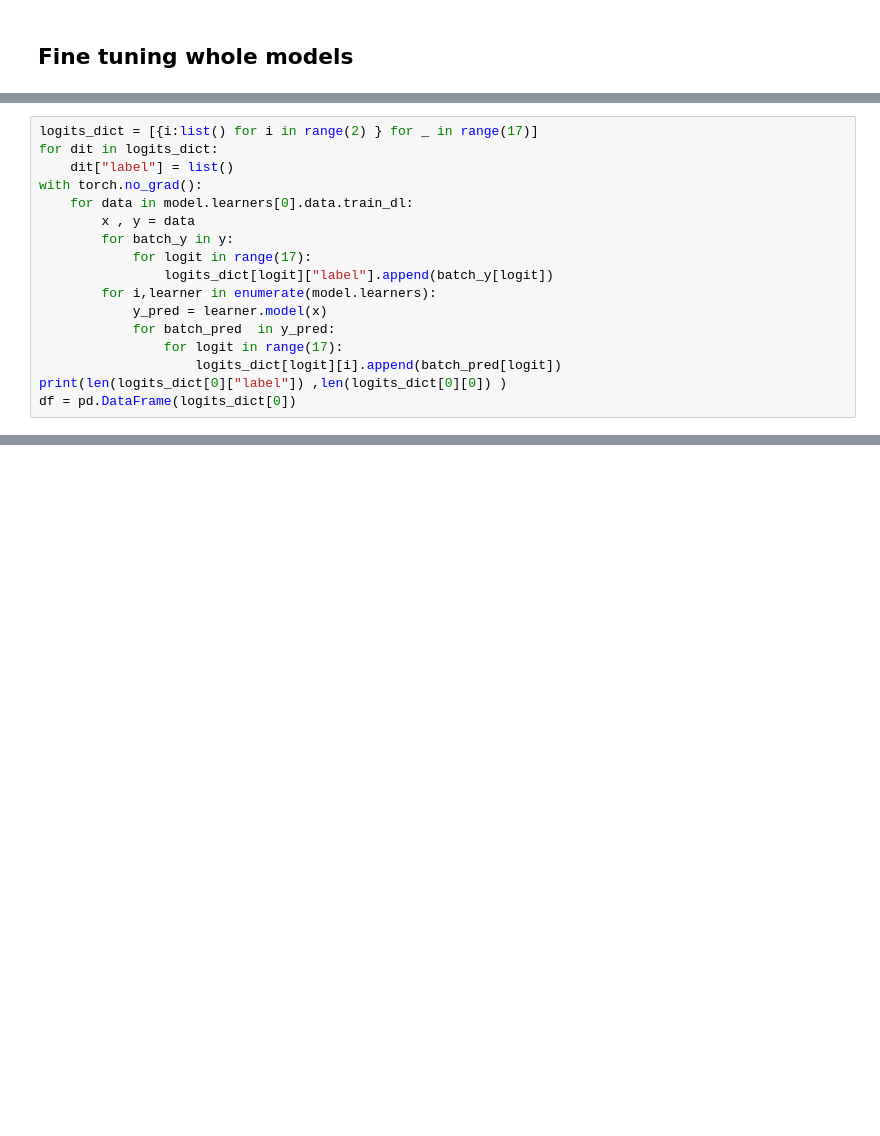
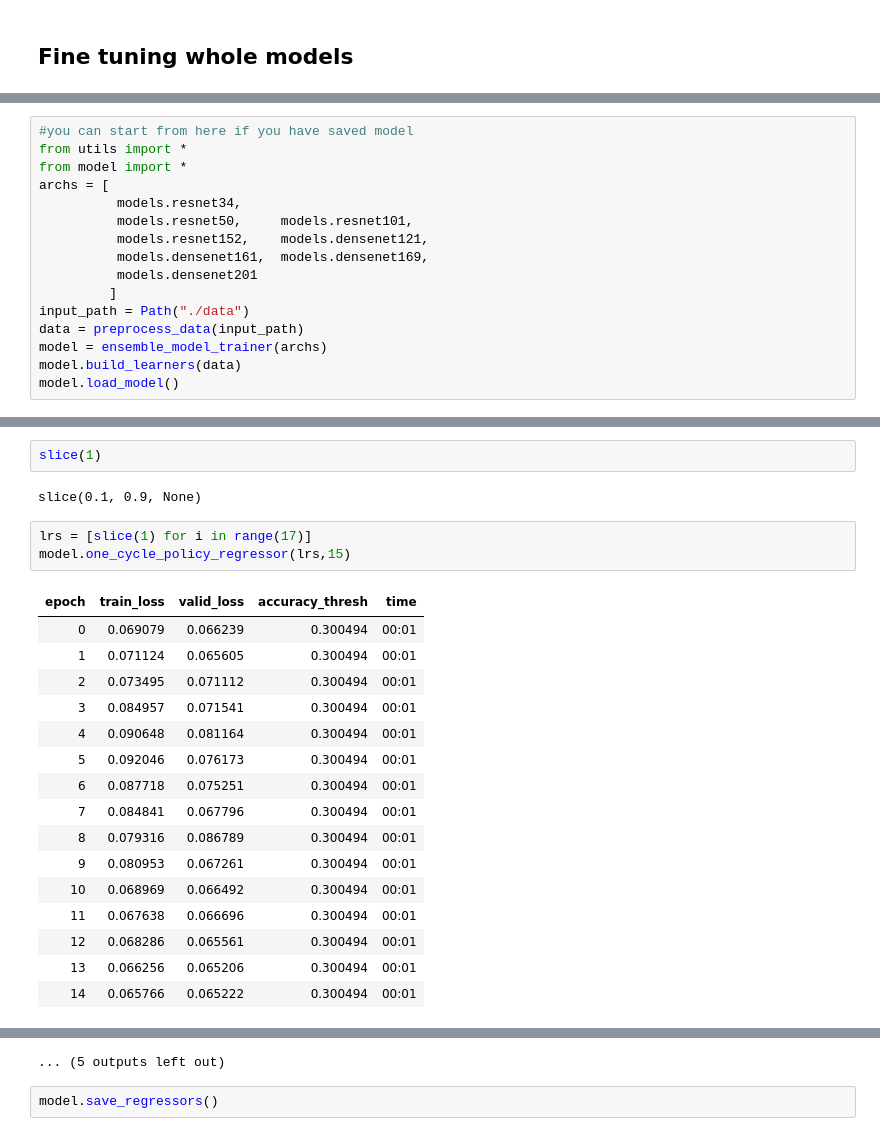
Before and after one commit to vineel123/satillite_projects, a Jupyter notebook: kaggle-amazon-master/training.ipynb, the cells around one changed output, grey strips where cells are left out. Cells and saved outputs as stored; diff of their text form; blank space fills up the shorter version.

```diff
--- a/kaggle-amazon-master/training.ipynb
+++ b/kaggle-amazon-master/training.ipynb
@@ -80,17 +146,0 @@ model.learners[1].show_results()
-# %%
-logits_dict = [{i:list() for i in range(2) } for _ in range(17)]
-for dit in logits_dict:
-    dit["label"] = list()
-with torch.no_grad():
-    for data in model.learners[0].data.train_dl:
-        x , y = data
-        for batch_y in y:
-            for logit in range(17):
-                logits_dict[logit]["label"].append(batch_y[logit])
-        for i,learner in enumerate(model.learners):
-            y_pred = learner.model(x)
-            for batch_pred  in y_pred:
-                for logit in range(17):
-                    logits_dict[logit][i].append(batch_pred[logit])
-print(len(logits_dict[0]["label"]) ,len(logits_dict[0][0]) )
-df = pd.DataFrame(logits_dict[0])
@@ -134,0 +160,16 @@ tensor([ 6485,  1318,  1601,  3587, 14537, 25605,  5917, 18127,  9275,  8021,
+# %%
+#you can start from here if you have saved model
+from utils import *
+from model import *
+archs = [
+          models.resnet34,
+          models.resnet50,     models.resnet101,
+          models.resnet152,    models.densenet121,
+          models.densenet161,  models.densenet169,
+          models.densenet201
+         ]
+input_path = Path("./data")
+data = preprocess_data(input_path)
+model = ensemble_model_trainer(archs)
+model.build_learners(data)
+model.load_model()
@@ -134,0 +216,24 @@ tensor([ 6485,  1318,  1601,  3587, 14537, 25605,  5917, 18127,  9275,  8021,
+# %%
+slice(1)
+# %% [output]
+slice(0.1, 0.9, None)
+# %%
+lrs = [slice(1) for i in range(17)]
+model.one_cycle_policy_regressor(lrs,15)
+# %% [output]
+| epoch | train_loss | valid_loss | accuracy_thresh | time |
+| 0 | 0.069079 | 0.066239 | 0.300494 | 00:01 |
+| 1 | 0.071124 | 0.065605 | 0.300494 | 00:01 |
+| 2 | 0.073495 | 0.071112 | 0.300494 | 00:01 |
+| 3 | 0.084957 | 0.071541 | 0.300494 | 00:01 |
+| 4 | 0.090648 | 0.081164 | 0.300494 | 00:01 |
+| 5 | 0.092046 | 0.076173 | 0.300494 | 00:01 |
+| 6 | 0.087718 | 0.075251 | 0.300494 | 00:01 |
+| 7 | 0.084841 | 0.067796 | 0.300494 | 00:01 |
+| 8 | 0.079316 | 0.086789 | 0.300494 | 00:01 |
+| 9 | 0.080953 | 0.067261 | 0.300494 | 00:01 |
+| 10 | 0.068969 | 0.066492 | 0.300494 | 00:01 |
+| 11 | 0.067638 | 0.066696 | 0.300494 | 00:01 |
+| 12 | 0.068286 | 0.065561 | 0.300494 | 00:01 |
+| 13 | 0.066256 | 0.065206 | 0.300494 | 00:01 |
+| 14 | 0.065766 | 0.065222 | 0.300494 | 00:01 |
@@ -134,0 +416,3 @@ tensor([ 6485,  1318,  1601,  3587, 14537, 25605,  5917, 18127,  9275,  8021,
+... (5 outputs left out)
+# %%
+model.save_regressors()
```
Also changed, not shown: parts of 25 cells of this notebook, 1 other file.
